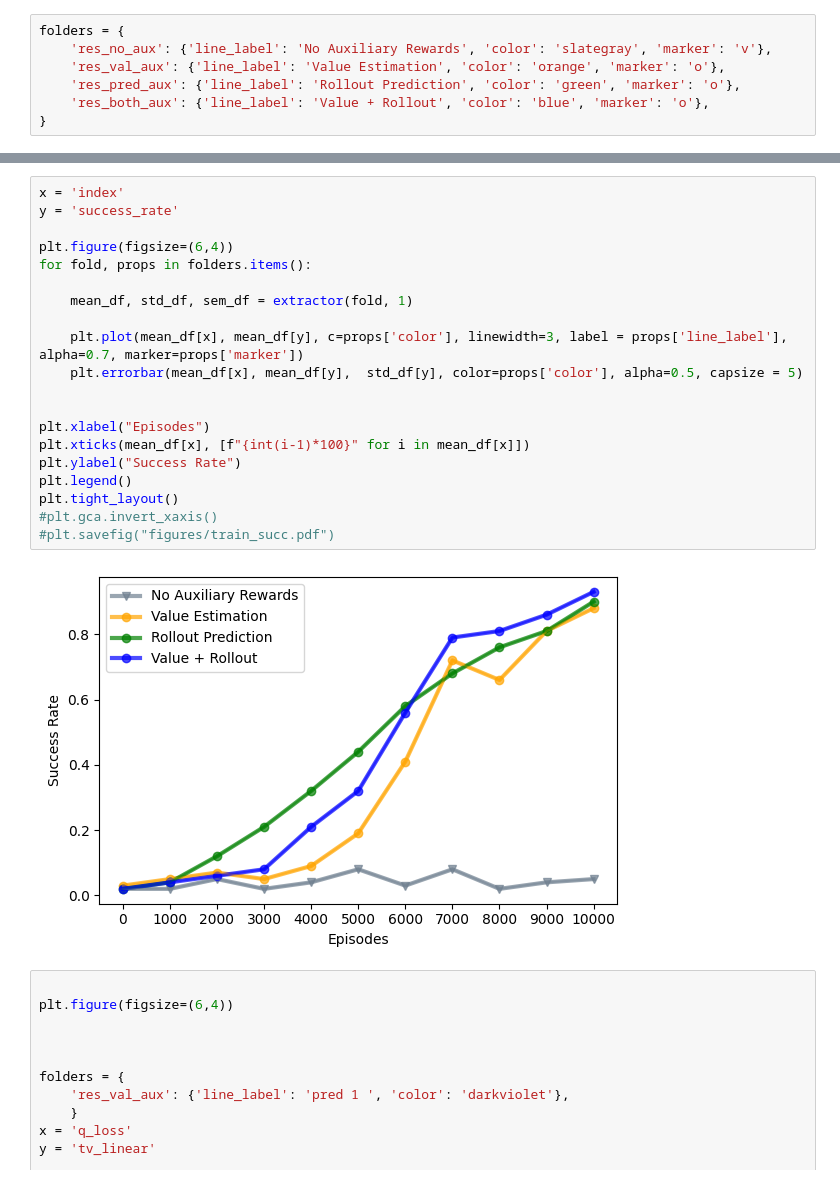
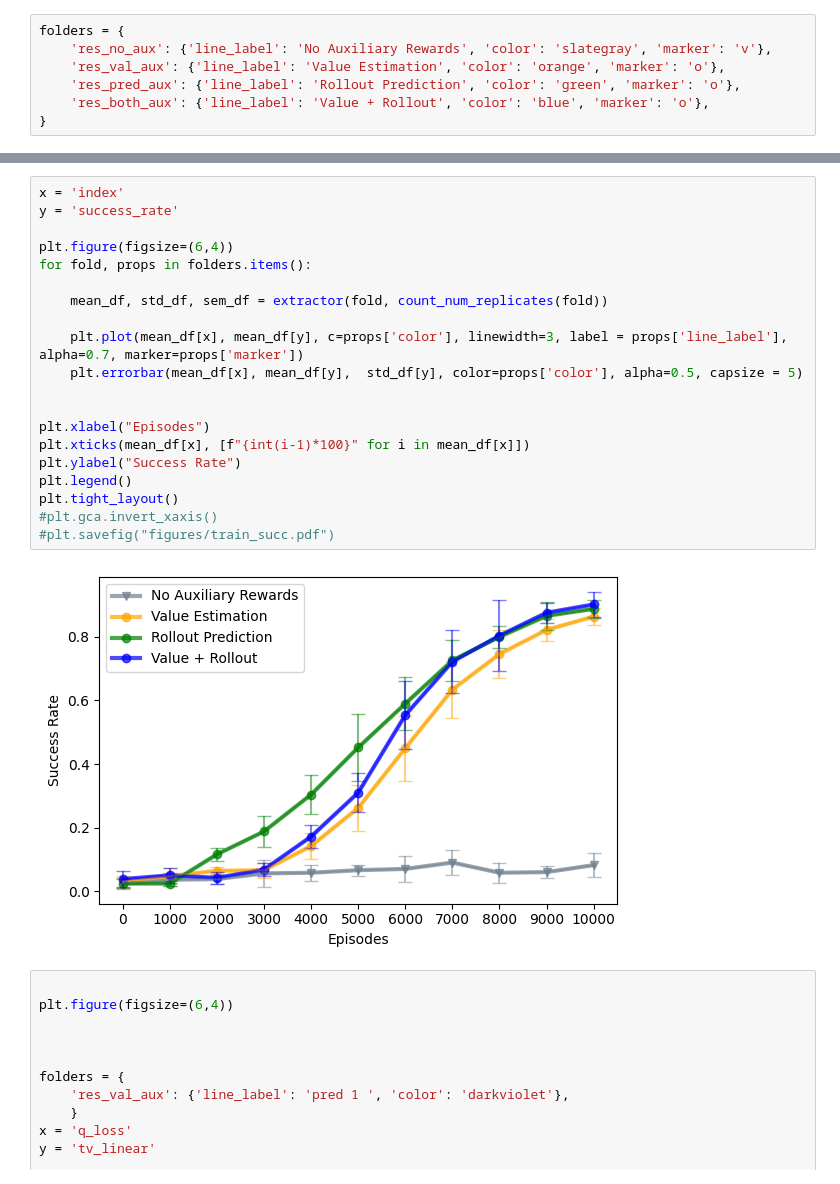
Before and after one commit to dkornai/emergent-beliefs, a Jupyter notebook: analyse.ipynb, the cells around one changed output, grey strips where cells are left out. Saved outputs shown, nothing was run; the diff lists cells and outputs as text.

Commit message:
first figures from experiment

```diff
--- a/analyse.ipynb
+++ b/analyse.ipynb
@@ -89,25 +89,25 @@ plt.tight_layout()
 # %%
 x = 'index'
 y = 'success_rate'
 
 plt.figure(figsize=(6,4))
 for fold, props in folders.items():
 
-    mean_df, std_df, sem_df = extractor(fold, 1)
+    mean_df, std_df, sem_df = extractor(fold, count_num_replicates(fold))
 
     plt.plot(mean_df[x], mean_df[y], c=props['color'], linewidth=3, label = props['line_label'], alpha=0.7, marker=props['marker'])
     plt.errorbar(mean_df[x], mean_df[y],  std_df[y], color=props['color'], alpha=0.5, capsize = 5)
 
 
 plt.xlabel("Episodes")
 plt.xticks(mean_df[x], [f"{int(i-1)*100}" for i in mean_df[x]])
 plt.ylabel("Success Rate")
 plt.legend()
 plt.tight_layout()
 #plt.gca.invert_xaxis()
 #plt.savefig("figures/train_succ.pdf")
 # %% [output]
-[figure, old version]
+[figure, new version]
 # %%
 
 plt.figure(figsize=(6,4))
```
Also changed, not shown: parts of 1 cell of this notebook, 2 other files.
